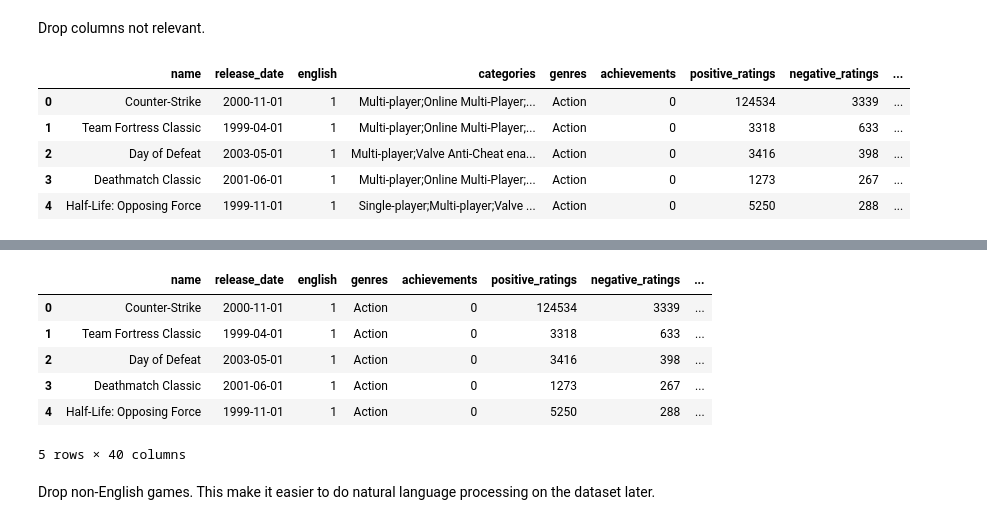
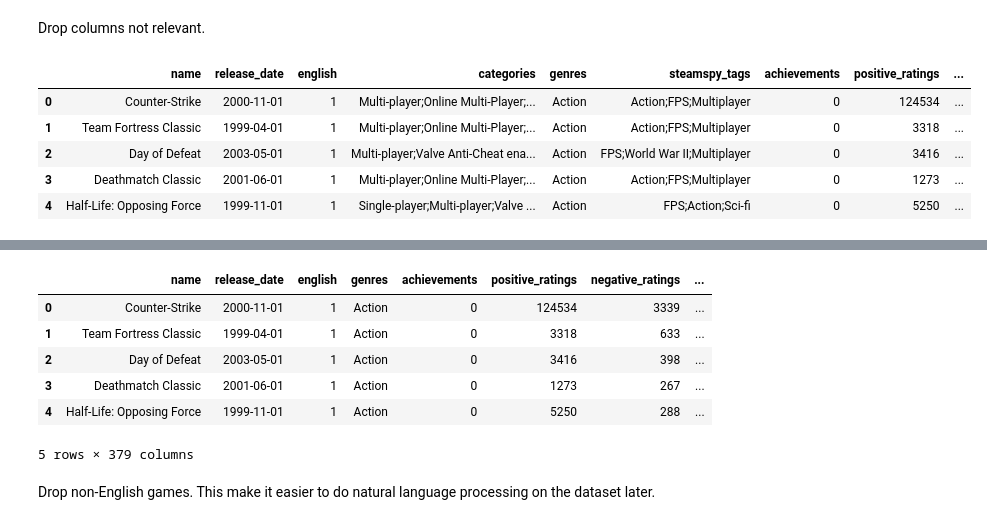
Before and after one commit to Lolfreak/Steam-Games-Analysis, a Jupyter notebook: data-cleaning.ipynb, the cells around one changed output, grey strips where cells are left out. Cells and saved outputs as stored; diff of their text form; code cells hidden in the pictures.

```diff
--- a/data-cleaning.ipynb
+++ b/data-cleaning.ipynb
@@ -13,7 +13,7 @@ Create a copy of the data file to work on.
 # %%
 #pd.set_option('display.max_columns', None)
 
-df = pd.read_csv('steam.csv')
+df = pd.read_csv('dataset/steam.csv')
 
 # work on this copy for cleaning data
 cleaned_df = df.copy()
@@ -41,24 +41,29 @@ memory usage: 3.7+ MB
 Drop columns not relevant.
 # %%
 # Delete rows where irrelavent
-cleaned_df = cleaned_df.drop(columns=["appid", "developer", "publisher", "required_age", "steamspy_tags", "platforms"])
+cleaned_df = cleaned_df.drop(columns=["developer", "publisher", "required_age", "platforms"])
 
 cleaned_df.head()
 # %% [output]
-|  | name | release_date | english | categories | genres | achievements | positive_ratings | negative_ratings | ... |
-| 0 | Counter-Strike | 2000-11-01 | 1 | Multi-player;Online Multi-Player;... | Action | 0 | 124534 | 3339 | ... |
-| 1 | Team Fortress Classic | 1999-04-01 | 1 | Multi-player;Online Multi-Player;... | Action | 0 | 3318 | 633 | ... |
-| 2 | Day of Defeat | 2003-05-01 | 1 | Multi-player;Valve Anti-Cheat ena... | Action | 0 | 3416 | 398 | ... |
-| 3 | Deathmatch Classic | 2001-06-01 | 1 | Multi-player;Online Multi-Player;... | Action | 0 | 1273 | 267 | ... |
-| 4 | Half-Life: Opposing Force | 1999-11-01 | 1 | Single-player;Multi-player;Valve ... | Action | 0 | 5250 | 288 | ... |
+|  | name | release_date | english | categories | genres | steamspy_tags | achievements | positive_ratings | ... |
+| 0 | Counter-Strike | 2000-11-01 | 1 | Multi-player;Online Multi-Player;... | Action | Action;FPS;Multiplayer | 0 | 124534 | ... |
+| 1 | Team Fortress Classic | 1999-04-01 | 1 | Multi-player;Online Multi-Player;... | Action | Action;FPS;Multiplayer | 0 | 3318 | ... |
+| 2 | Day of Defeat | 2003-05-01 | 1 | Multi-player;Valve Anti-Cheat ena... | Action | FPS;World War II;Multiplayer | 0 | 3416 | ... |
+| 3 | Deathmatch Classic | 2001-06-01 | 1 | Multi-player;Online Multi-Player;... | Action | Action;FPS;Multiplayer | 0 | 1273 | ... |
+| 4 | Half-Life: Opposing Force | 1999-11-01 | 1 | Single-player;Multi-player;Valve ... | Action | FPS;Action;Sci-fi | 0 | 5250 | ... |
 # %% [markdown]
 <insert description>
 # %%
-for i in ["categories"]:
+new_columns = []
+
+for i in ["categories", "steamspy_tags"]:
     possible = cleaned_df[i].str.split(";").explode().unique()
     for p in possible:
-        cleaned_df[p] = cleaned_df[i].str.contains(p, regex=False).astype(int)
-    cleaned_df = cleaned_df.drop(columns=[i])
+        new_column = cleaned_df[i].str.contains(p, regex=False).astype(int)
+        new_columns.append(pd.Series(new_column, name=i + "_" + p))
+
+cleaned_df = pd.concat([cleaned_df] + new_columns, axis=1)
+cleaned_df = cleaned_df.drop(columns=["categories", "steamspy_tags"])
 
 cleaned_df.head()
 # %% [output]
@@ -68,7 +73,7 @@ cleaned_df.head()
 | 2 | Day of Defeat | 2003-05-01 | 1 | Action | 0 | 3416 | 398 | ... |
 | 3 | Deathmatch Classic | 2001-06-01 | 1 | Action | 0 | 1273 | 267 | ... |
 | 4 | Half-Life: Opposing Force | 1999-11-01 | 1 | Action | 0 | 5250 | 288 | ... |
-5 rows × 40 columns
+5 rows × 379 columns
 # %% [markdown]
 Drop non-English games. This make it easier to do natural language processing on the dataset later.
 # %%
```
Also changed, not shown: parts of 10 cells of this notebook.
